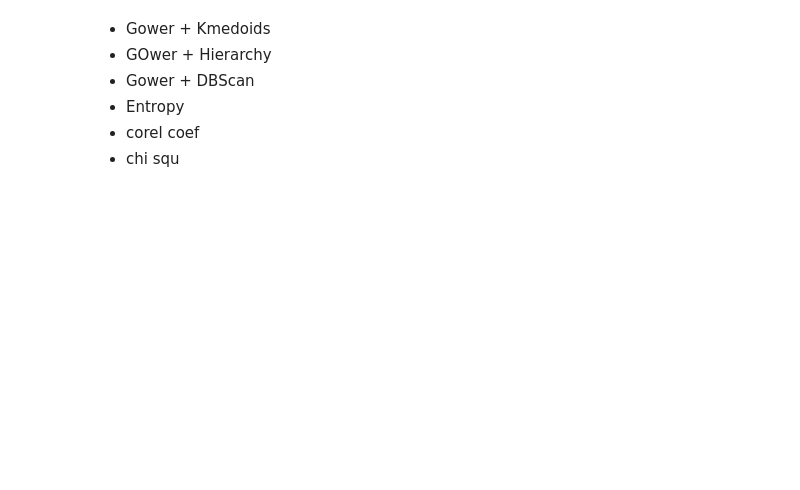
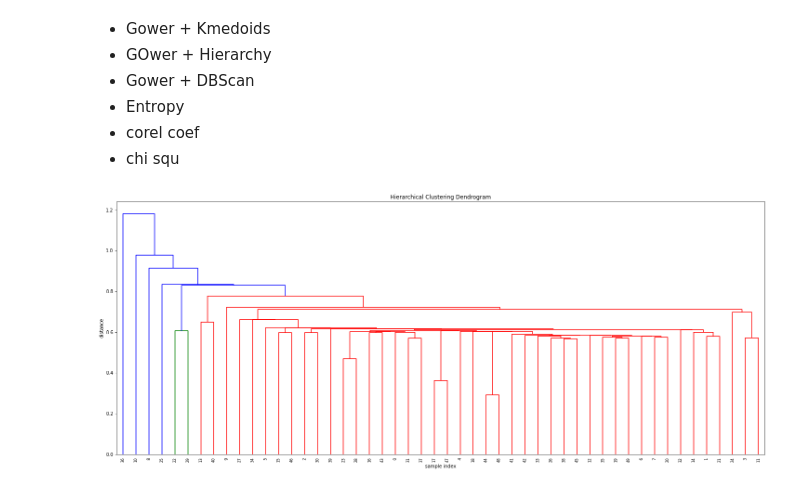
Before and after one commit to carlodizon03/Data-Science, a Jupyter notebook: HW4.ipynb, the cells around one changed output. Cells and saved outputs as stored; diff of their text form; code cells hidden in the pictures; blank space fills up the shorter version.

```diff
--- a/HW4.ipynb
+++ b/HW4.ipynb
@@ -138,3 +143,16 @@ import gower
 - Entropy
 - corel coef
 - chi squ
+# %%
+import gower
+from scipy.cluster.hierarchy import linkage, fcluster, dendrogram
+plt.figure(figsize=(25, 10))
+plt.title('Hierarchical Clustering Dendrogram')
+plt.xlabel('sample index')
+plt.ylabel('distance')
+dm = gower.gower_matrix(new_df)
+Zd = linkage(dm)
+#cld = fcluster(Zd, 3, criterion='maxclust')
+d = dendrogram(Zd)
+# %% [output]
+[figure, added]
```
Also changed, not shown: parts of 12 cells of this notebook, 1 other file.
